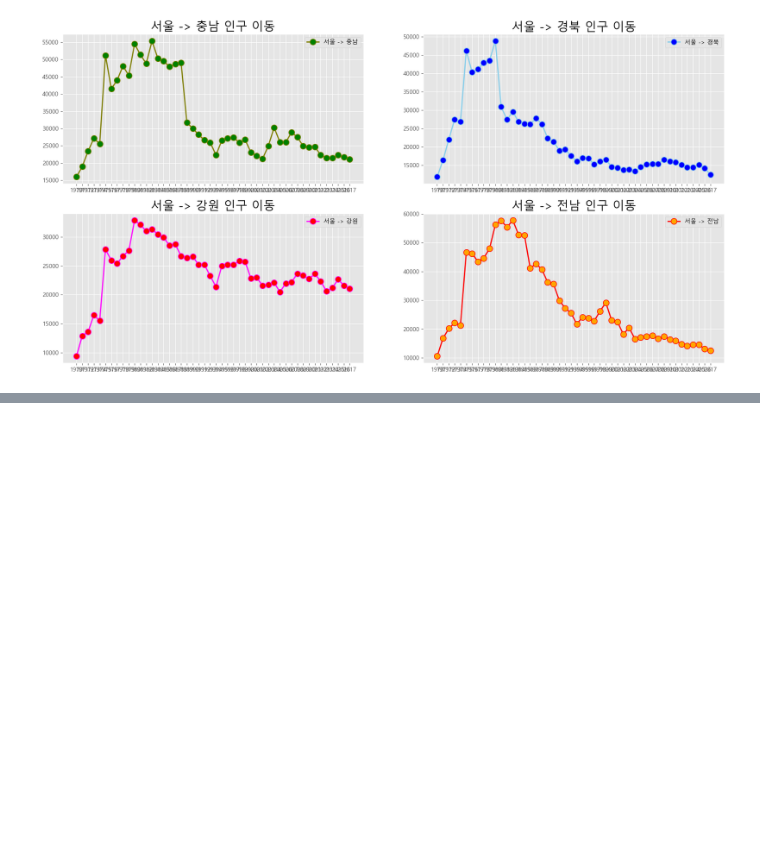
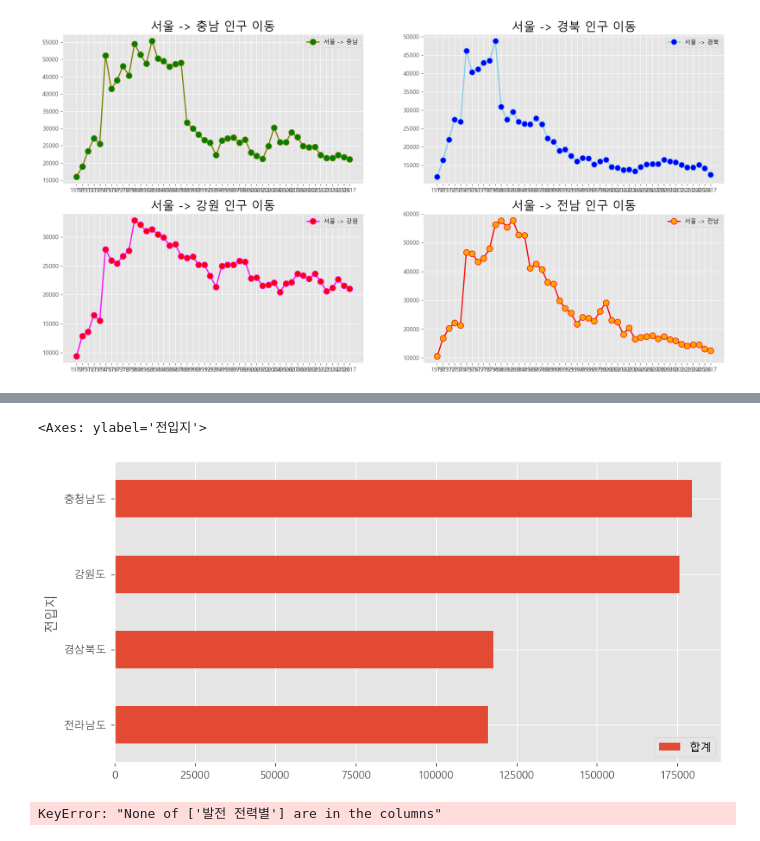
Before and after one commit to himzei/15-data-analyze, a Jupyter notebook: 4-1_matplotlib.ipynb, the cells around one changed output, grey strips where cells are left out. Drawn from its saved outputs; the diff is of its cells as text; code cells hidden in the pictures; blank space fills up the shorter version.

```diff
--- a/4-1_matplotlib.ipynb
+++ b/4-1_matplotlib.ipynb
@@ -449,0 +635,6 @@ plt.show()
+# %%
+## 가로막대형 차트
+
+col_years = list(map(str, range(2010, 2018)))
+df_4 = df_seoul.loc[["충청남도", "경상북도", "강원도", "전라남도"], col_years]
+df_4["합계"] = df_4.sum(axis=1)
@@ -449,0 +651,4 @@ plt.show()
+# %%
+df_total = df_4[["합계"]].sort_values(by="합계", ascending=True)
+plt.style.use("ggplot")
+df_total
@@ -449,0 +662,5 @@ plt.show()
+# %%
+df_total.plot(kind="barh", width=0.5,figsize=(10, 5))
+# %% [output]
+<Axes: ylabel='전입지'>
+[figure, added]
@@ -449,0 +675,4 @@ plt.show()
+# %%
+df.set_index("발전 전력별", inplace=True)
+# %% [output]
+KeyError: "None of ['발전 전력별'] are in the columns"
```
Also changed, not shown: parts of 27 cells of this notebook.
